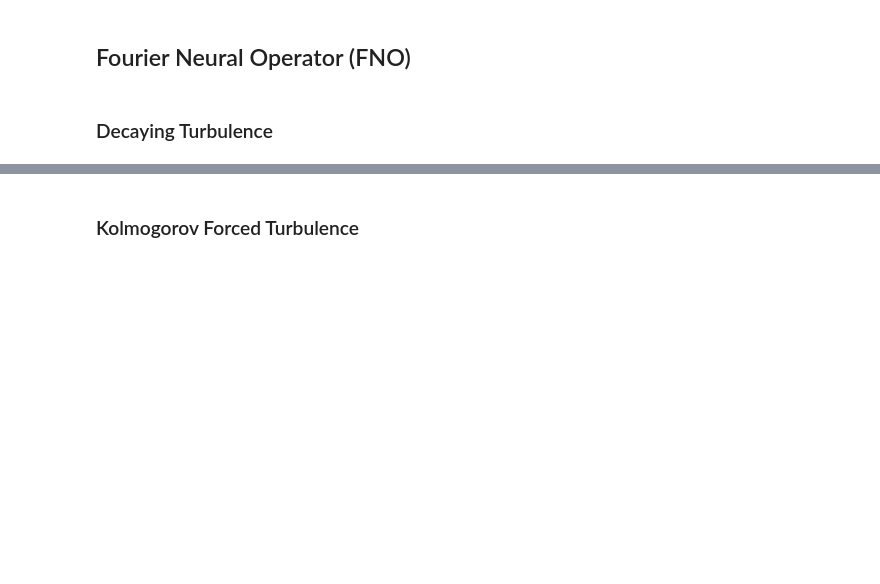
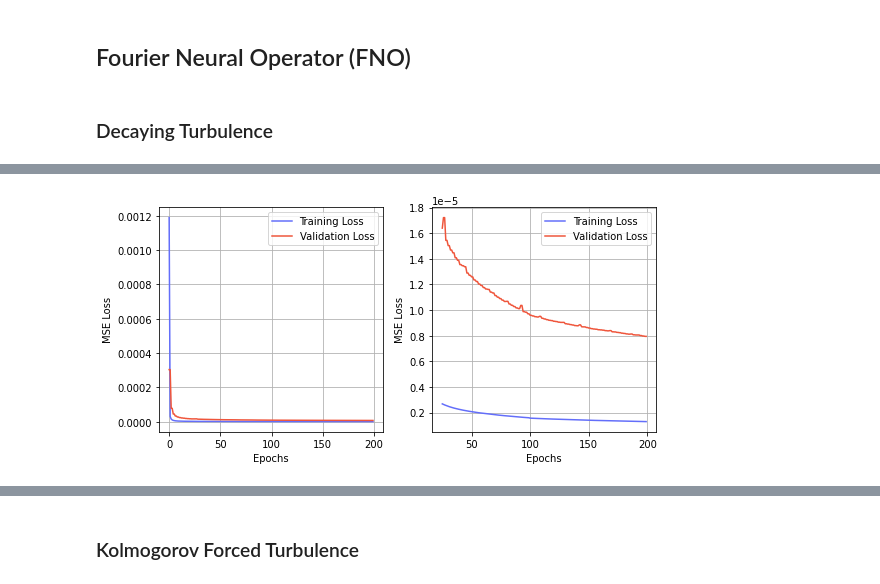
Before and after one commit to AlexKenna/Deep-Fluid-Dynamics, a Jupyter notebook: notebooks/baseline_model_evaluation.ipynb, the cells around one changed output, grey strips where cells are left out. Drawn from its saved outputs; the diff is of its cells as text; code cells hidden in the pictures; blank space fills up the shorter version.

```diff
--- a/notebooks/baseline_model_evaluation.ipynb
+++ b/notebooks/baseline_model_evaluation.ipynb
@@ -5,6 +5,9 @@
 # %% [markdown]
 ### Decaying Turbulence
 # %%
+import sys
+sys.path.insert(0, "..")
+
 import torch
 from models.fno.train import run_training
 
@@ -23,3 +26,4 @@ run_training(
     base_model_path="../models/fno/pretrained/",
     base_data_path="../data/dataset/",
 )
+# %% [output]
@@ -26,3 +47,4 @@ run_training(
+[figure, added]
 # %%
 import sys
 sys.path.insert(0, "..")
```
Also changed, not shown: parts of 8 cells of this notebook.
